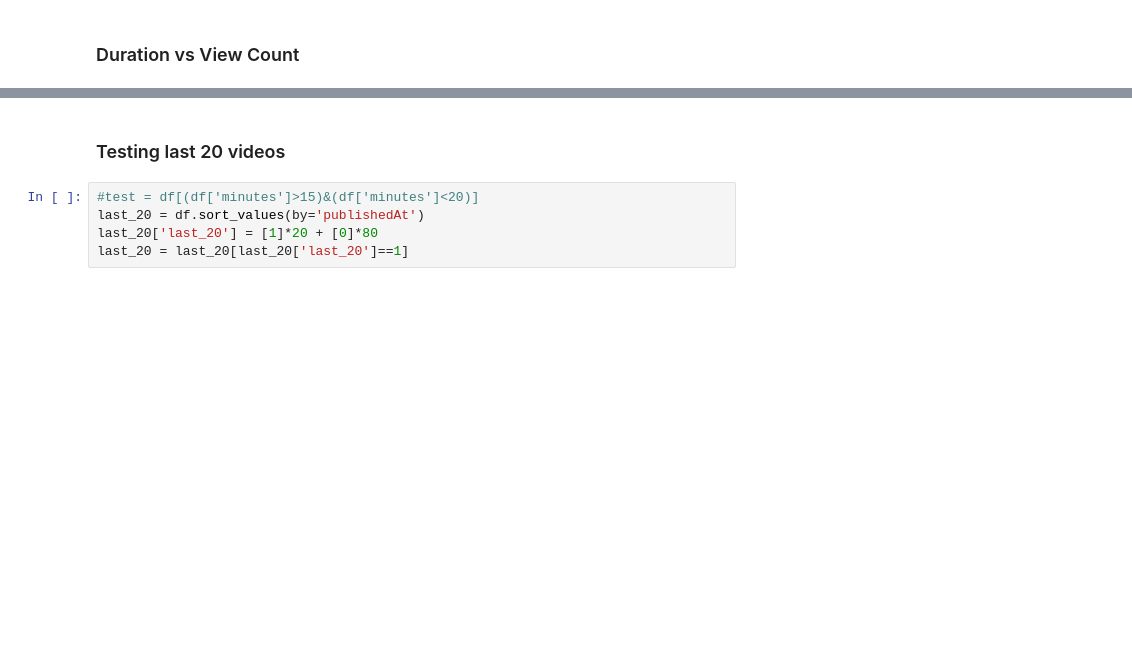
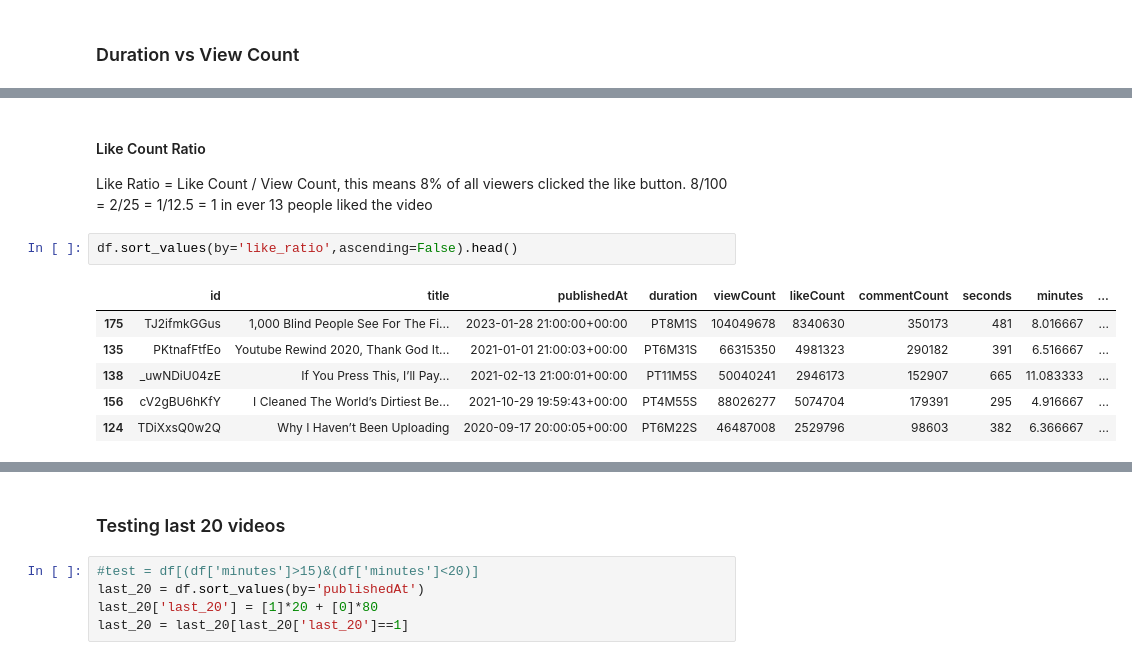
Before and after one commit to fernandez-justin/mr_beast_analysis, a Jupyter notebook: python_scripts/full_video_analysis.ipynb, the cells around one changed output, grey strips where cells are left out. Saved outputs shown, nothing was run; the diff lists cells and outputs as text; blank space fills up the shorter version.

```diff
--- a/python_scripts/full_video_analysis.ipynb
+++ b/python_scripts/full_video_analysis.ipynb
@@ -343,0 +318,13 @@ plt.savefig('images/duration_vs_view_count.jpg')
+# %% [markdown]
+#### Like Count Ratio
+
+Like Ratio = Like Count / View Count, this means 8% of all viewers clicked the like button. 8/100 = 2/25 = 1/12.5 = 1 in ever 13 people liked the video
+# %%
+df.sort_values(by='like_ratio',ascending=False).head()
+# %% [output]
+|  | id | title | publishedAt | duration | viewCount | likeCount | commentCount | seconds | minutes | ... |
+| 175 | TJ2ifmkGGus | 1,000 Blind People See For The Fi... | 2023-01-28 21:00:00+00:00 | PT8M1S | 104049678 | 8340630 | 350173 | 481 | 8.016667 | ... |
+| 135 | PKtnafFtfEo | Youtube Rewind 2020, Thank God It... | 2021-01-01 21:00:03+00:00 | PT6M31S | 66315350 | 4981323 | 290182 | 391 | 6.516667 | ... |
+| 138 | _uwNDiU04zE | If You Press This, I’ll Pay... | 2021-02-13 21:00:01+00:00 | PT11M5S | 50040241 | 2946173 | 152907 | 665 | 11.083333 | ... |
+| 156 | cV2gBU6hKfY | I Cleaned The World’s Dirtiest Be... | 2021-10-29 19:59:43+00:00 | PT4M55S | 88026277 | 5074704 | 179391 | 295 | 4.916667 | ... |
+| 124 | TDiXxsQ0w2Q | Why I Haven’t Been Uploading | 2020-09-17 20:00:05+00:00 | PT6M22S | 46487008 | 2529796 | 98603 | 382 | 6.366667 | ... |
```
Also changed, not shown: parts of 26 cells of this notebook, 1 other file.
